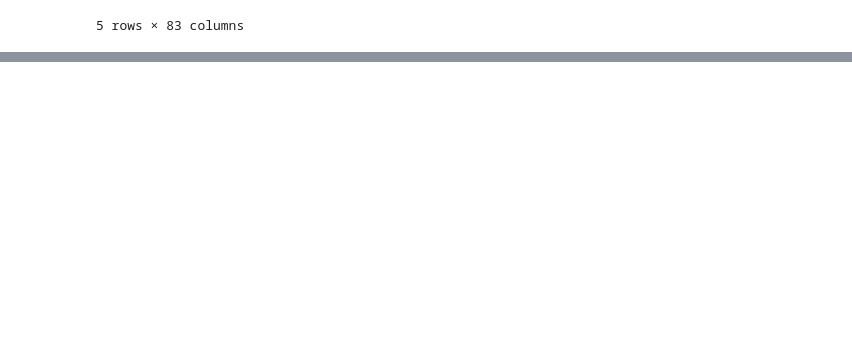
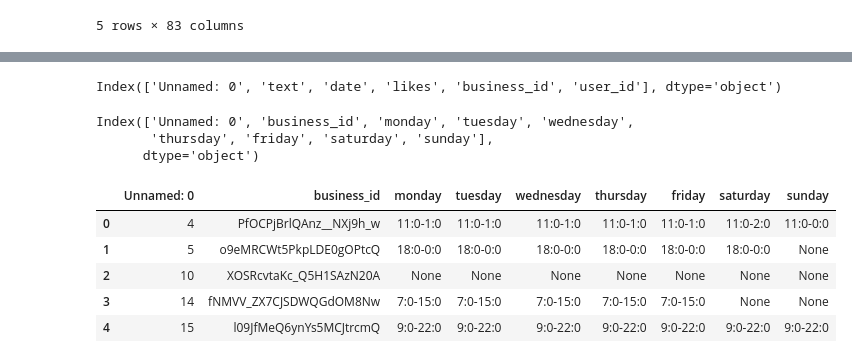
Before and after one commit to tyagit/Apds02G06, a Jupyter notebook: Preprocess_Merge.ipynb, the cells around one changed output, grey strips where cells are left out. Saved outputs shown, nothing was run; the diff lists cells and outputs as text; code cells hidden in the pictures; blank space fills up the shorter version.

```diff
--- a/Preprocess_Merge.ipynb
+++ b/Preprocess_Merge.ipynb
@@ -10,3 +8,5 @@ import numpy as np
 df_business = pd.read_csv('..\\dataset\\RestaurantData\\business.csv')
 # %%
 df_business_attr = pd.read_csv('..\\dataset\\RestaurantData\\business_attributes.csv')
+# %%
+df_business_hours = pd.read_csv('..\\dataset\\RestaurantData\\business_hours.csv')
@@ -31,0 +140,19 @@ df_business_attr.head()
+# %%
+df_tip.columns
+# %% [output]
+Index(['Unnamed: 0', 'text', 'date', 'likes', 'business_id', 'user_id'], dtype='object')
+# %%
+df_business_hours.columns
+# %% [output]
+Index(['Unnamed: 0', 'business_id', 'monday', 'tuesday', 'wednesday',
+       'thursday', 'friday', 'saturday', 'sunday'],
+      dtype='object')
+# %%
+df_business_hours.head()
+# %% [output]
+|  | Unnamed: 0 | business_id | monday | tuesday | wednesday | thursday | friday | saturday | sunday |
+| 0 | 4 | PfOCPjBrlQAnz__NXj9h_w | 11:0-1:0 | 11:0-1:0 | 11:0-1:0 | 11:0-1:0 | 11:0-1:0 | 11:0-2:0 | 11:0-0:0 |
+| 1 | 5 | o9eMRCWt5PkpLDE0gOPtcQ | 18:0-0:0 | 18:0-0:0 | 18:0-0:0 | 18:0-0:0 | 18:0-0:0 | 18:0-0:0 | None |
+| 2 | 10 | XOSRcvtaKc_Q5H1SAzN20A | None | None | None | None | None | None | None |
+| 3 | 14 | fNMVV_ZX7CJSDWQGdOM8Nw | 7:0-15:0 | 7:0-15:0 | 7:0-15:0 | 7:0-15:0 | 7:0-15:0 | None | None |
+| 4 | 15 | l09JfMeQ6ynYs5MCJtrcmQ | 9:0-22:0 | 9:0-22:0 | 9:0-22:0 | 9:0-22:0 | 9:0-22:0 | 9:0-22:0 | 9:0-22:0 |
```
Also changed, not shown: parts of 23 cells of this notebook, 2 other files.
